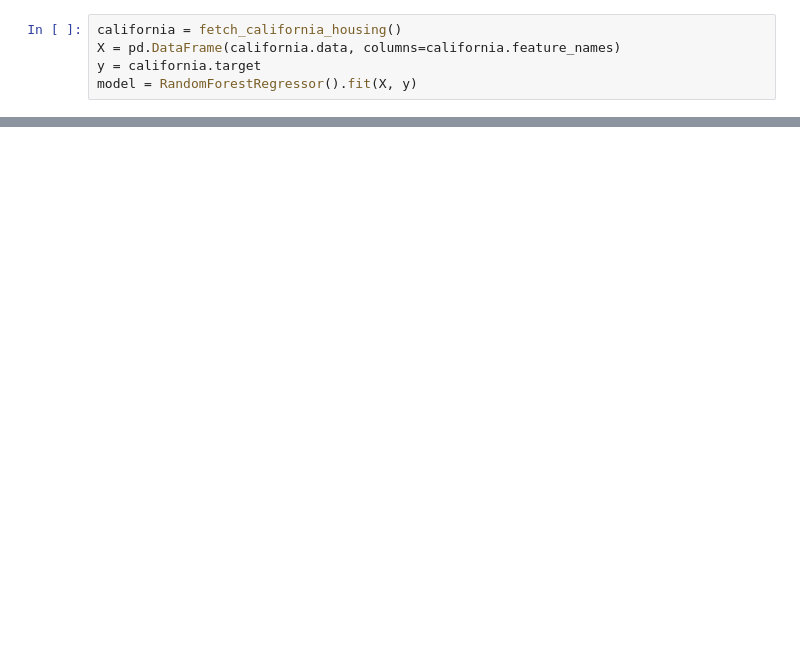
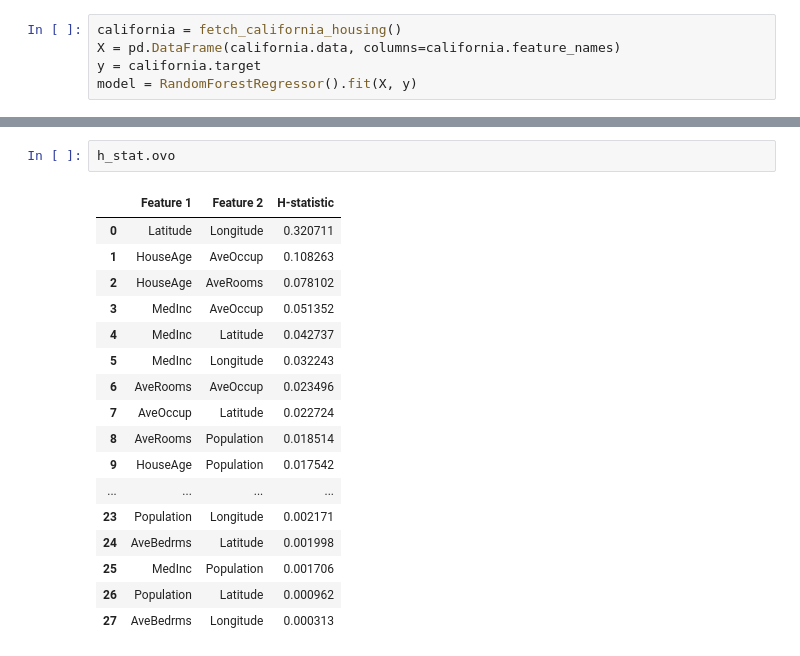
Before and after one commit to pyartemis/artemis, a Jupyter notebook: experiments/h_statistic_experiments.ipynb, the cells around one changed output, grey strips where cells are left out. Drawn from its saved outputs; the diff is of its cells as text; blank space fills up the shorter version.

```diff
--- a/experiments/h_statistic_experiments.ipynb
+++ b/experiments/h_statistic_experiments.ipynb
@@ -55,0 +18,20 @@ visualize(model, X, 100)
+# %%
+h_stat.ovo
+# %% [output]
+|  | Feature 1 | Feature 2 | H-statistic |
+| 0 | Latitude | Longitude | 0.320711 |
+| 1 | HouseAge | AveOccup | 0.108263 |
+| 2 | HouseAge | AveRooms | 0.078102 |
+| 3 | MedInc | AveOccup | 0.051352 |
+| 4 | MedInc | Latitude | 0.042737 |
+| 5 | MedInc | Longitude | 0.032243 |
+| 6 | AveRooms | AveOccup | 0.023496 |
+| 7 | AveOccup | Latitude | 0.022724 |
+| 8 | AveRooms | Population | 0.018514 |
+| 9 | HouseAge | Population | 0.017542 |
+| ... | ... | ... | ... |
+| 23 | Population | Longitude | 0.002171 |
+| 24 | AveBedrms | Latitude | 0.001998 |
+| 25 | MedInc | Population | 0.001706 |
+| 26 | Population | Latitude | 0.000962 |
+| 27 | AveBedrms | Longitude | 0.000313 |
```
Also changed, not shown: parts of 10 cells of this notebook, 3 other files.
